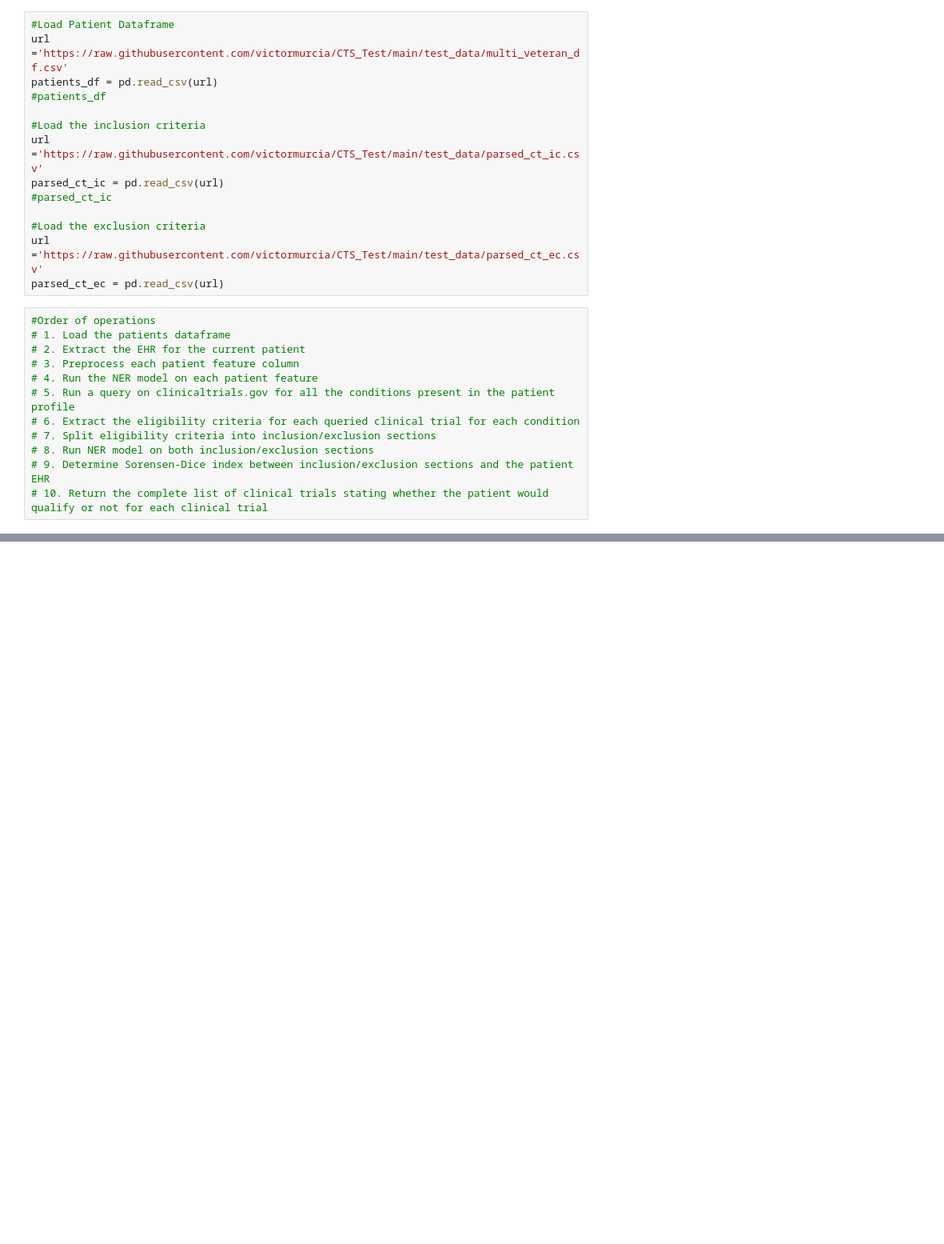
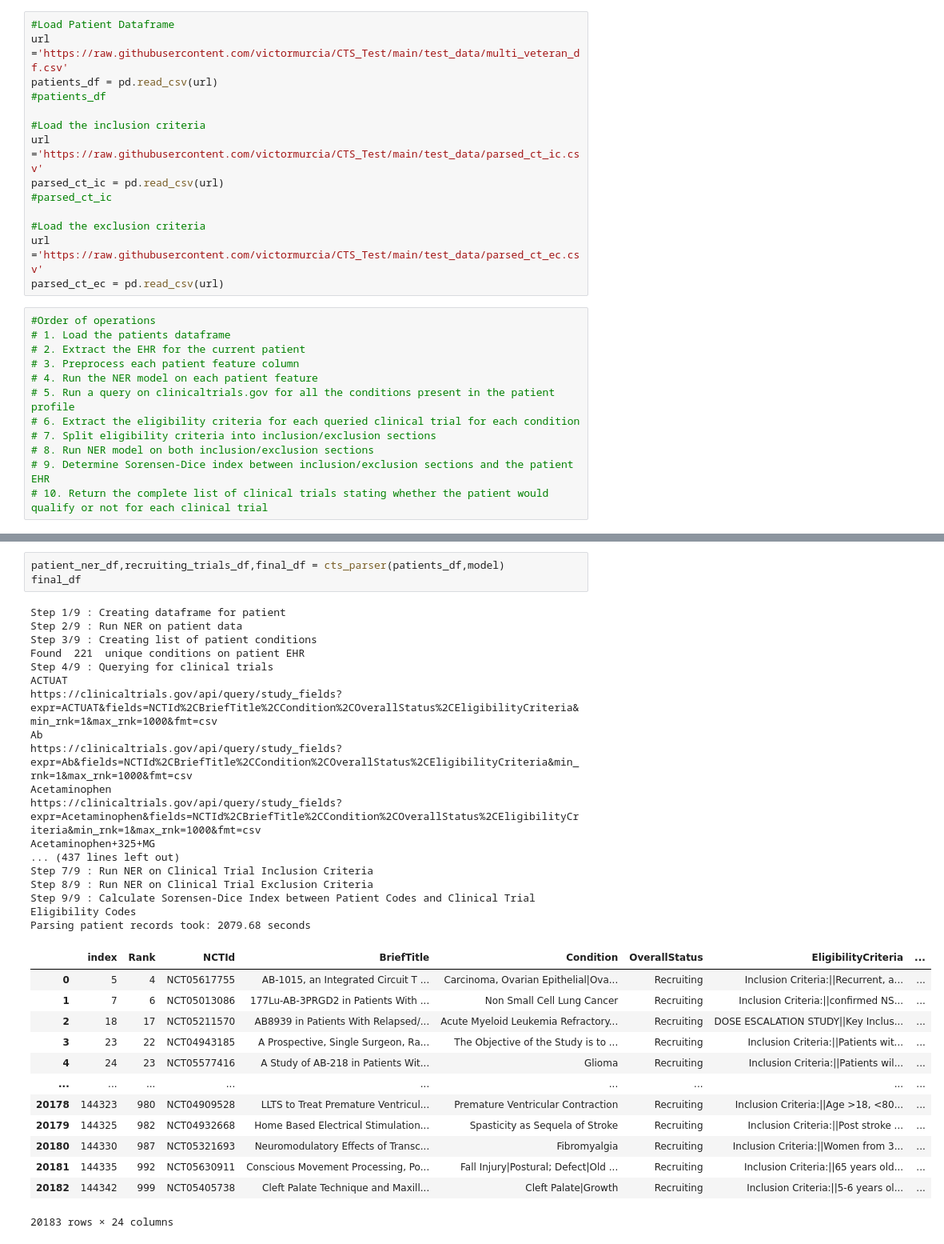
Before and after one commit to victormurcia/CTS_Test, a Jupyter notebook: CTS_Unifying_Routines.ipynb, the cells around one changed output, grey strips where cells are left out. Shown at 80% size. Cells and saved outputs as stored; diff of their text form; blank space fills up the shorter version.

```diff
--- a/CTS_Unifying_Routines.ipynb
+++ b/CTS_Unifying_Routines.ipynb
@@ -677,0 +643,34 @@ parsed_trials_df
+# %%
+patient_ner_df,recruiting_trials_df,final_df = cts_parser(patients_df,model)
+final_df
+# %% [output]
+Step 1/9 : Creating dataframe for patient
+Step 2/9 : Run NER on patient data
+Step 3/9 : Creating list of patient conditions
+Found  221  unique conditions on patient EHR
+Step 4/9 : Querying for clinical trials
+ACTUAT
+https://clinicaltrials.gov/api/query/study_fields?expr=ACTUAT&fields=NCTId%2CBriefTitle%2CCondition%2COverallStatus%2CEligibilityCriteria&min_rnk=1&max_rnk=1000&fmt=csv
+Ab
+https://clinicaltrials.gov/api/query/study_fields?expr=Ab&fields=NCTId%2CBriefTitle%2CCondition%2COverallStatus%2CEligibilityCriteria&min_rnk=1&max_rnk=1000&fmt=csv
+Acetaminophen
+https://clinicaltrials.gov/api/query/study_fields?expr=Acetaminophen&fields=NCTId%2CBriefTitle%2CCondition%2COverallStatus%2CEligibilityCriteria&min_rnk=1&max_rnk=1000&fmt=csv
+Acetaminophen+325+MG
+... (437 lines left out)
+Step 7/9 : Run NER on Clinical Trial Inclusion Criteria
+Step 8/9 : Run NER on Clinical Trial Exclusion Criteria
+Step 9/9 : Calculate Sorensen-Dice Index between Patient Codes and Clinical Trial Eligibility Codes
+Parsing patient records took: 2079.68 seconds
+|  | index | Rank | NCTId | BriefTitle | Condition | OverallStatus | EligibilityCriteria | ... |
+| 0 | 5 | 4 | NCT05617755 | AB-1015, an Integrated Circuit T ... | Carcinoma, Ovarian Epithelial|Ova... | Recruiting | Inclusion Criteria:||Recurrent, a... | ... |
+| 1 | 7 | 6 | NCT05013086 | 177Lu-AB-3PRGD2 in Patients With ... | Non Small Cell Lung Cancer | Recruiting | Inclusion Criteria:||confirmed NS... | ... |
+| 2 | 18 | 17 | NCT05211570 | AB8939 in Patients With Relapsed/... | Acute Myeloid Leukemia Refractory... | Recruiting | DOSE ESCALATION STUDY||Key Inclus... | ... |
+| 3 | 23 | 22 | NCT04943185 | A Prospective, Single Surgeon, Ra... | The Objective of the Study is to ... | Recruiting | Inclusion Criteria:||Patients wit... | ... |
+| 4 | 24 | 23 | NCT05577416 | A Study of AB-218 in Patients Wit... | Glioma | Recruiting | Inclusion Criteria:||Patients wil... | ... |
+| ... | ... | ... | ... | ... | ... | ... | ... | ... |
+| 20178 | 144323 | 980 | NCT04909528 | LLTS to Treat Premature Ventricul... | Premature Ventricular Contraction | Recruiting | Inclusion Criteria:||Age >18, <80... | ... |
+| 20179 | 144325 | 982 | NCT04932668 | Home Based Electrical Stimulation... | Spasticity as Sequela of Stroke | Recruiting | Inclusion Criteria:||Post stroke ... | ... |
+| 20180 | 144330 | 987 | NCT05321693 | Neuromodulatory Effects of Transc... | Fibromyalgia | Recruiting | Inclusion Criteria:||Women from 3... | ... |
+| 20181 | 144335 | 992 | NCT05630911 | Conscious Movement Processing, Po... | Fall Injury|Postural; Defect|Old ... | Recruiting | Inclusion Criteria:||65 years old... | ... |
+| 20182 | 144342 | 999 | NCT05405738 | Cleft Palate Technique and Maxill... | Cleft Palate|Growth | Recruiting | Inclusion Criteria:||5-6 years ol... | ... |
+20183 rows × 24 columns
```
Also changed, not shown: parts of 28 cells of this notebook.
